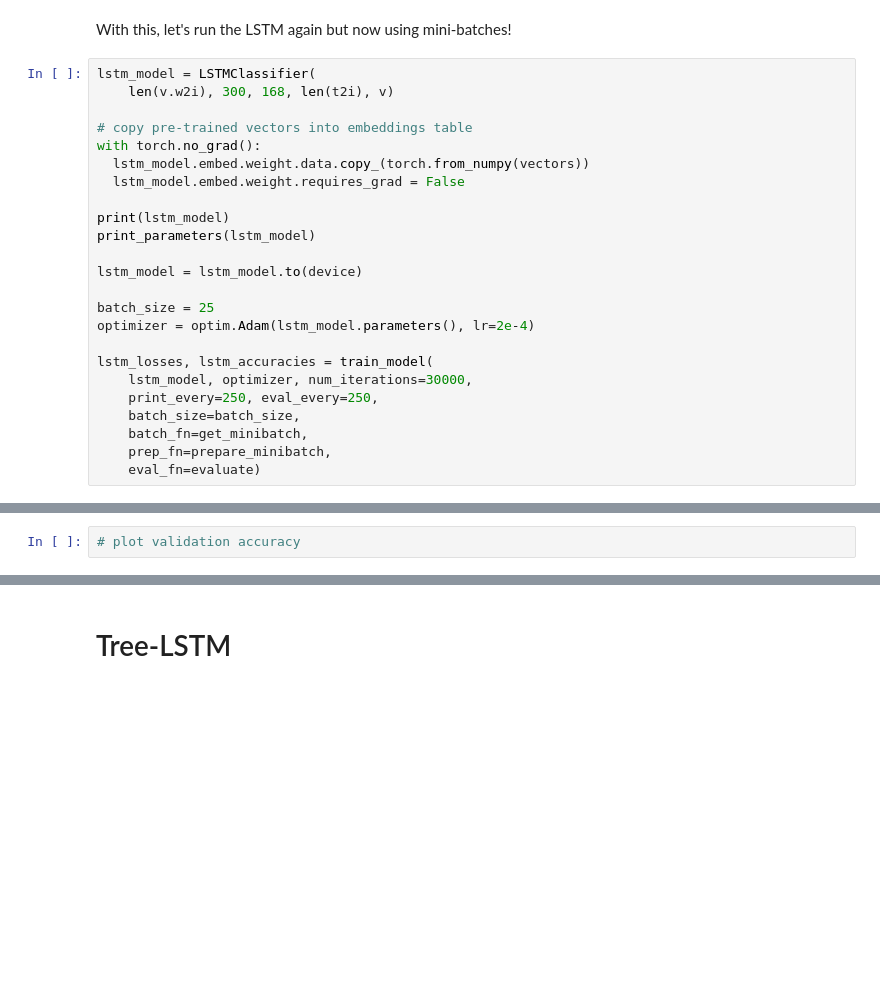
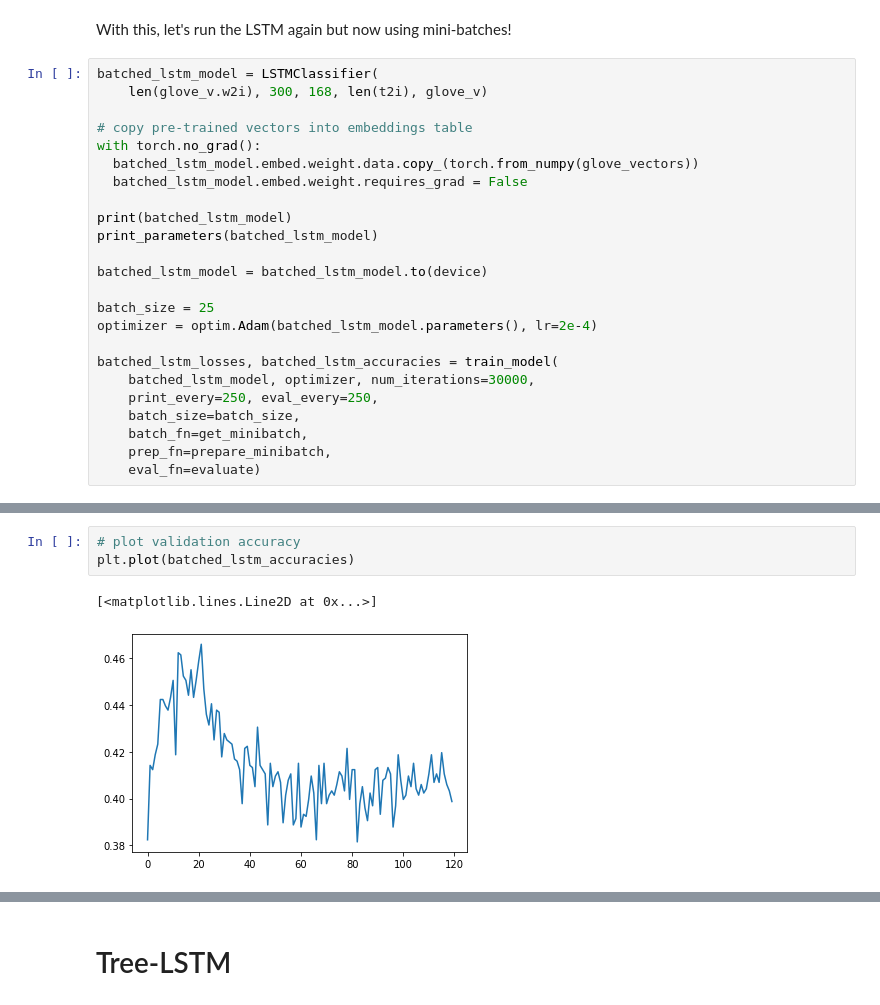
Before and after one commit to thesofakillers/nlp1-labs, a Jupyter notebook: practical2/practical2.ipynb, the cells around one changed output, grey strips where cells are left out. Drawn from its saved outputs; the diff is of its cells as text; blank space fills up the shorter version.

```diff
--- a/practical2/practical2.ipynb
+++ b/practical2/practical2.ipynb
@@ -1630,24 +1628,24 @@ def evaluate(model, data,
 # %% [markdown]
 With this, let's run the LSTM again but now using mini-batches!
 # %%
-lstm_model = LSTMClassifier(
-    len(v.w2i), 300, 168, len(t2i), v)
+batched_lstm_model = LSTMClassifier(
+    len(glove_v.w2i), 300, 168, len(t2i), glove_v)
 
 # copy pre-trained vectors into embeddings table
 with torch.no_grad():
-  lstm_model.embed.weight.data.copy_(torch.from_numpy(vectors))
-  lstm_model.embed.weight.requires_grad = False
+  batched_lstm_model.embed.weight.data.copy_(torch.from_numpy(glove_vectors))
+  batched_lstm_model.embed.weight.requires_grad = False
 
-print(lstm_model)
-print_parameters(lstm_model)
+print(batched_lstm_model)
+print_parameters(batched_lstm_model)
 
-lstm_model = lstm_model.to(device)
+batched_lstm_model = batched_lstm_model.to(device)
 
 batch_size = 25
-optimizer = optim.Adam(lstm_model.parameters(), lr=2e-4)
+optimizer = optim.Adam(batched_lstm_model.parameters(), lr=2e-4)
 
-lstm_losses, lstm_accuracies = train_model(
-    lstm_model, optimizer, num_iterations=30000,
+batched_lstm_losses, batched_lstm_accuracies = train_model(
+    batched_lstm_model, optimizer, num_iterations=30000,
     print_every=250, eval_every=250,
     batch_size=batch_size,
     batch_fn=get_minibatch,
@@ -1656,4 +1672,8 @@ lstm_losses, lstm_accuracies = train_model(
 # %%
 # plot validation accuracy
+plt.plot(batched_lstm_accuracies)
+# %% [output]
+[<matplotlib.lines.Line2D at 0x...>]
+[figure, added]
 # %%
 # plot training loss
```
Also changed, not shown: parts of 31 cells of this notebook.
